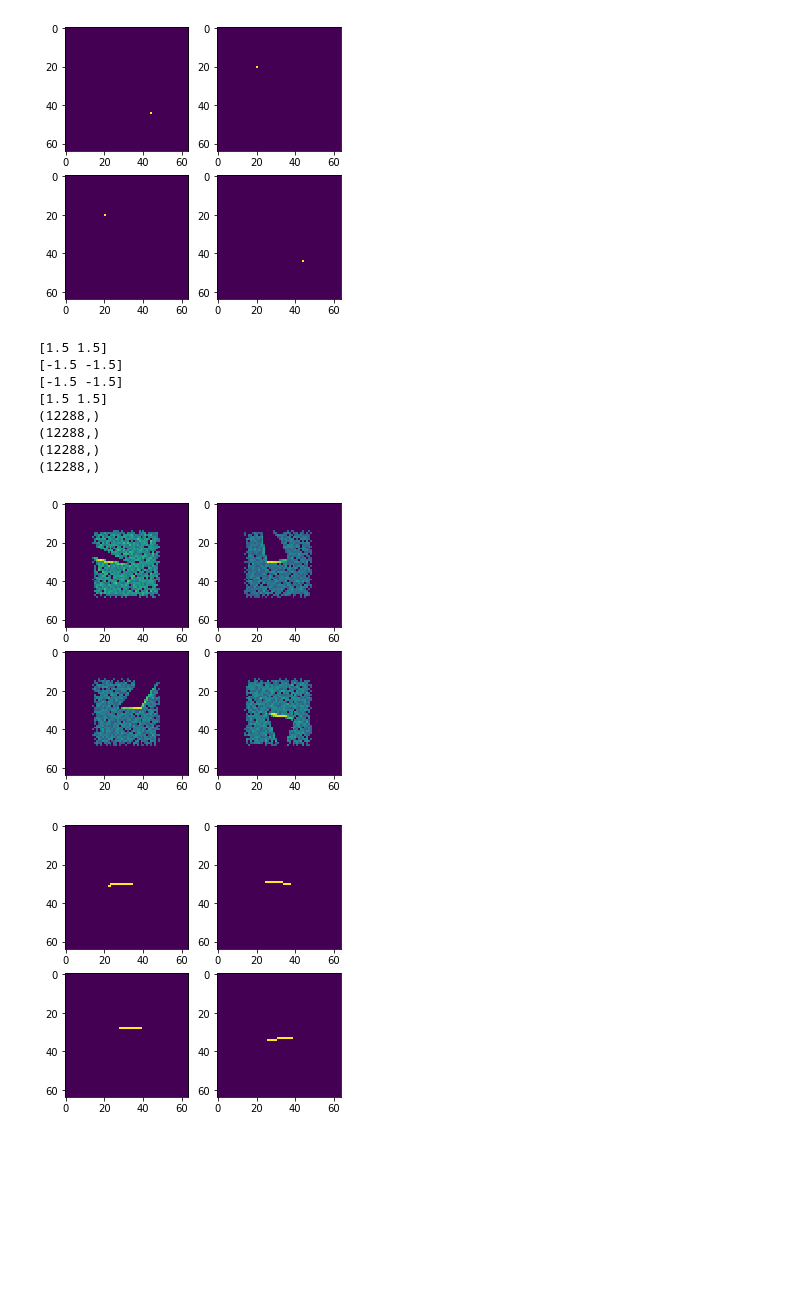
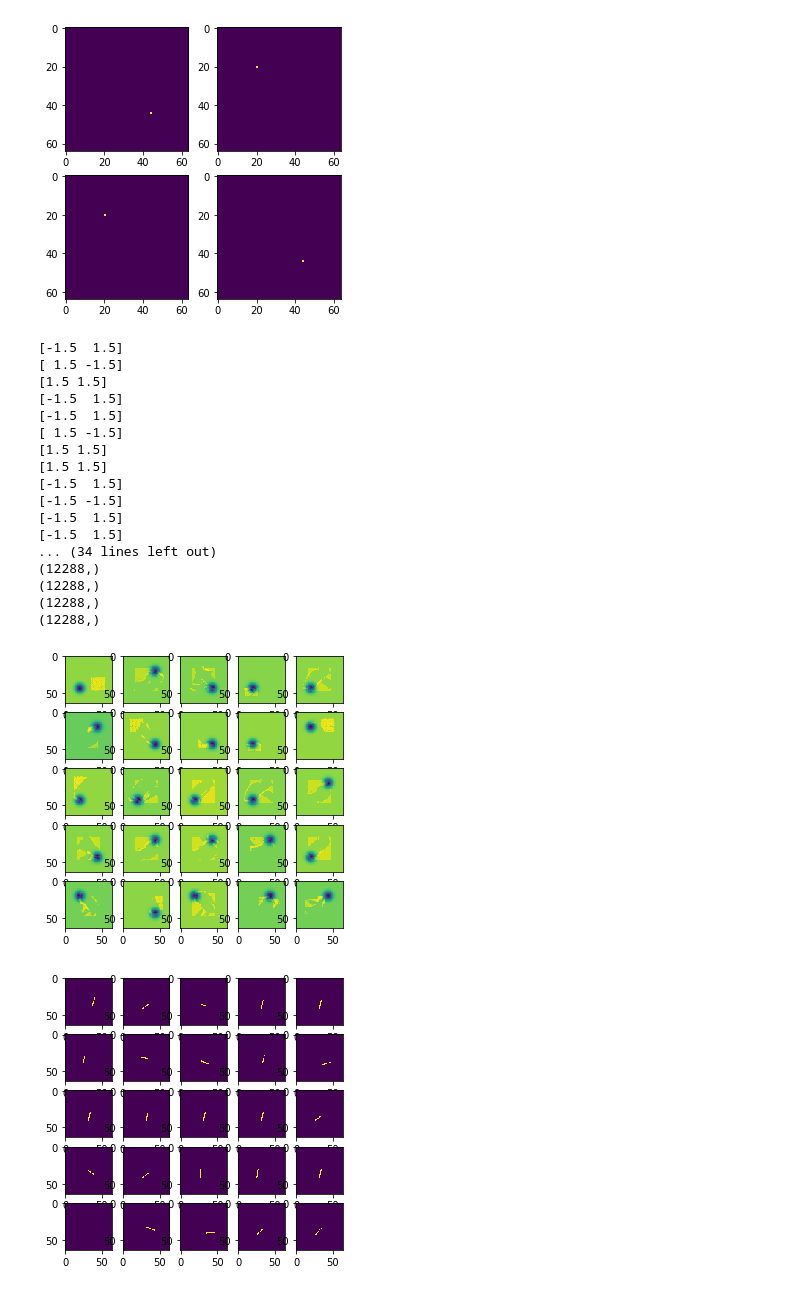
Before and after one commit to DragonMyth/DeformableManipulation, a Jupyter notebook: flex_trajectory_vis.ipynb, the cells around one changed output. Cells and saved outputs as stored; diff of their text form; code cells hidden in the pictures; blank space fills up the shorter version.

```diff
--- a/flex_trajectory_vis.ipynb
+++ b/flex_trajectory_vis.ipynb
@@ -200,19 +199,19 @@ plot_formatted_obserbvation_target(-1)
 [figure]
 [figure]
 # %%
-traj_data = joblib.load("data/trajs/granular_voxel_bar_goal_density.pkl")
+traj_data = joblib.load("data/trajs/granular_voxel_bar_goal_density_diff.pkl")
 observations = traj_data["observations"]
 observations = np.array(observations)
 observations_split_scenes = observations
 def plot_observation_with_bar(idx):
     obs = observations_split_scenes[idx]
-    fig,axs = plt.subplots(2,2,figsize=(5,5))
-    fig_bar,axs_bar = plt.subplots(2,2,figsize=(5,5))
+    fig,axs = plt.subplots(5,5,figsize=(5,5))
+    fig_bar,axs_bar = plt.subplots(5,5,figsize=(5,5))
 
 #     fig_target,axs_target = plt.subplots(2,2,figsize=(10,10))
 
-    for i in range(2):
-        for j in range(2):
+    for i in range(5):
+        for j in range(5):
             center = obs[i*5+j,8:10]
 #             target_map ,_,_= np.histogram2d(np.array([center[0]]),np.array([center[1]]),bins=[64,64],range=[[-2,2],[-2,2]])
 #             print(target_map)
@@ -223,38 +222,49 @@ def plot_observation_with_bar(idx):
 
             H = particleDensity.reshape((64,64))
             bar = barDensity.reshape((64,64))
 #             H=H**3
 #             H=H**(0.2)
 #             axs_target[i,j].imshow(target_map)
 
 
             axs[i,j].imshow(H)
             axs_bar[i,j].imshow(bar)
 #             axs_target[i,j].imshow(target_map)
 #     return fig
 def plot_goal_density_from_obs(idx):
     obs = observations_split_scenes[idx]
 #     fig,axs = plt.subplots(2,2,figsize=(10,10))
-    fig_target,axs_target = plt.subplots(2,2,figsize=(5,5))
+    fig_target,axs_target = plt.subplots(5,5,figsize=(5,5))
 
-    for i in range(2):
-        for j in range(2):
+    for i in range(5):
+        for j in range(5):
             ob = obs[i*5+j,10::]
             print(ob.shape)
             goalDensity = ob[int(ob.shape[0]/3*2)::]
+            particleDensity = ob[0:int(ob.shape[0]/3)]
             goal_map = goalDensity.reshape((64,64))
-            axs_target[i,j].imshow(goal_map)
+            H = particleDensity.reshape((64,64))
+            axs_target[i,j].imshow((H+goal_map))
 
 plot_observation_with_bar(-1)
 plot_goal_density_from_obs(-1)
 # %% [output]
+[-1.5  1.5]
+[ 1.5 -1.5]
 [1.5 1.5]
+[-1.5  1.5]
+[-1.5  1.5]
+[ 1.5 -1.5]
+[1.5 1.5]
+[1.5 1.5]
+[-1.5  1.5]
 [-1.5 -1.5]
-[-1.5 -1.5]
-[1.5 1.5]
+[-1.5  1.5]
+[-1.5  1.5]
+... (34 lines left out)
 (12288,)
 (12288,)
 (12288,)
 (12288,)
-[figure, old version]
+[figure, new version]
-[figure, old version]
+[figure, new version]
```
Also changed, not shown: parts of 2 cells of this notebook, 3 other files.
